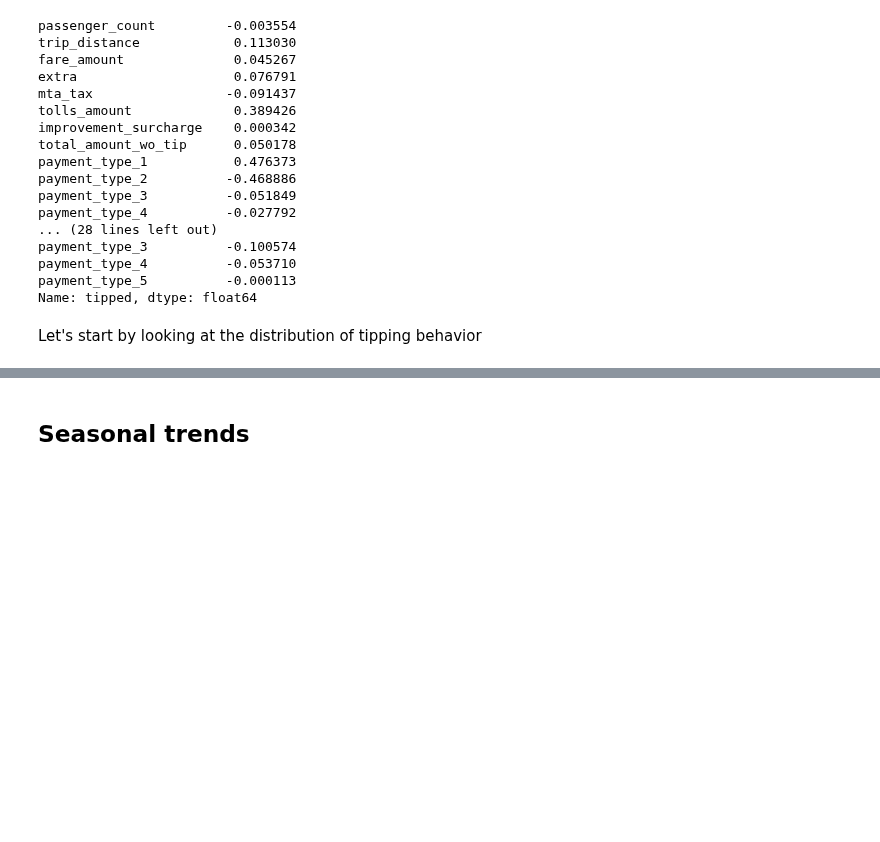
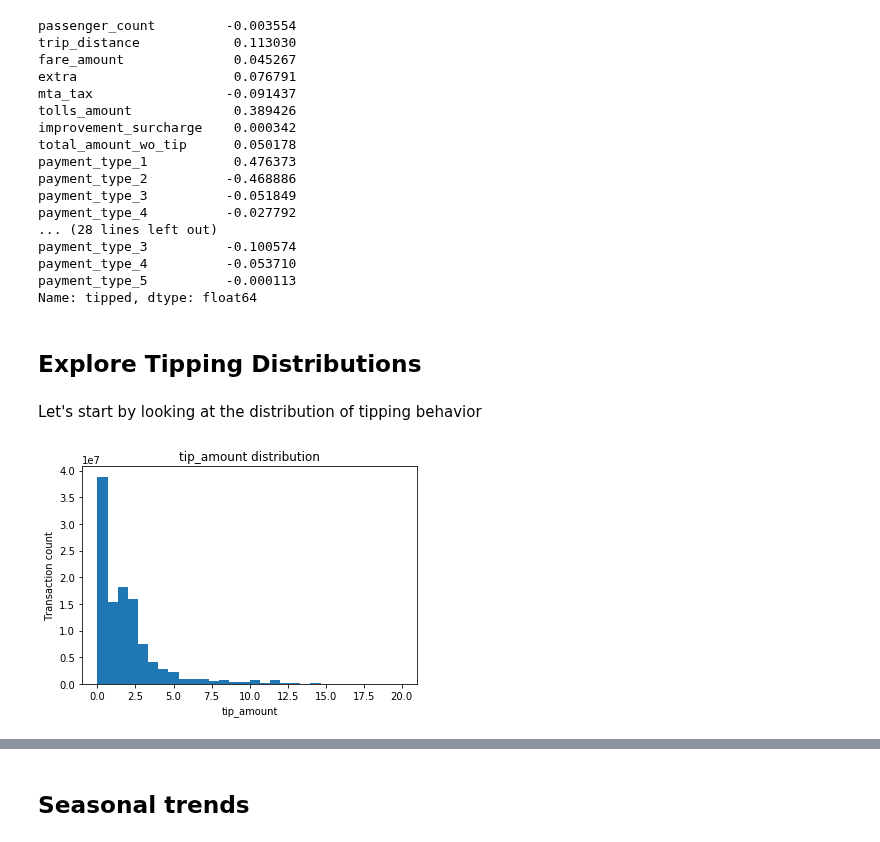
Before and after one commit to justinwhatley/interpretability_experiment, a Jupyter notebook: 1_data_exploration.ipynb, the cells around one changed output, grey strips where cells are left out. Drawn from its saved outputs; the diff is of its cells as text; code cells hidden in the pictures; blank space fills up the shorter version.

```diff
--- a/1_data_exploration.ipynb
+++ b/1_data_exploration.ipynb
@@ -30,3 +28,6 @@ Loading configuration from: /home/justin/Code/interpretability_experiment/config
+# %%
+figures_dir = Path(config.figures_dir, 'data_exploration')
+figures_dir.mkdir(parents=True, exist_ok=True)
 # %% [markdown]
 ### Start local Dask Client
 # %%
@@ -163,5 +176,7 @@ payment_type_3          -0.100574
 payment_type_4          -0.053710
 payment_type_5          -0.000113
 Name: tipped, dtype: float64
+# %% [markdown]
+## Explore Tipping Distributions
 # %% [markdown]
 Let's start by looking at the distribution of tipping behavior
@@ -167,0 +186,29 @@ Let's start by looking at the distribution of tipping behavior
+# %%
+def get_hist_bins(ddf, target, bin_count, range_lst):
+    """
+    Gets bins and histogram arrays using Dask engine
+    """
+    h, bins = da.histogram(ddf[target], bins=bin_count, range=range_lst)
+    hist_values = h.compute()
+    return bins, hist_values
+
+def write_figure(target, bins, hist, write_to):
+    """
+    Creates a figure from bins and histogram values
+    """
+    # For spacing between bins
+    x = 0.5 * (bins[1:] + bins[:-1])
+    width = np.diff(bins)
+
+    plt.ylabel('Transaction count')
+    plt.xlabel(target)
+    plt.title(target + ' distribution')
+    plt.bar(x, hist, width)
+    plt.savefig(write_to)
+# %%
+target = 'tip_amount'
+writing_path = Path(figures_dir, 'tip_amount_density_bar')
+bins, hist = get_hist_bins(ddf, target, bin_count=30, range_lst=[0,20])
+write_figure(target, bins, hist, writing_path)
+# %% [output]
+[figure, added]
```
Also changed, not shown: parts of 41 cells of this notebook, 1 other file.
